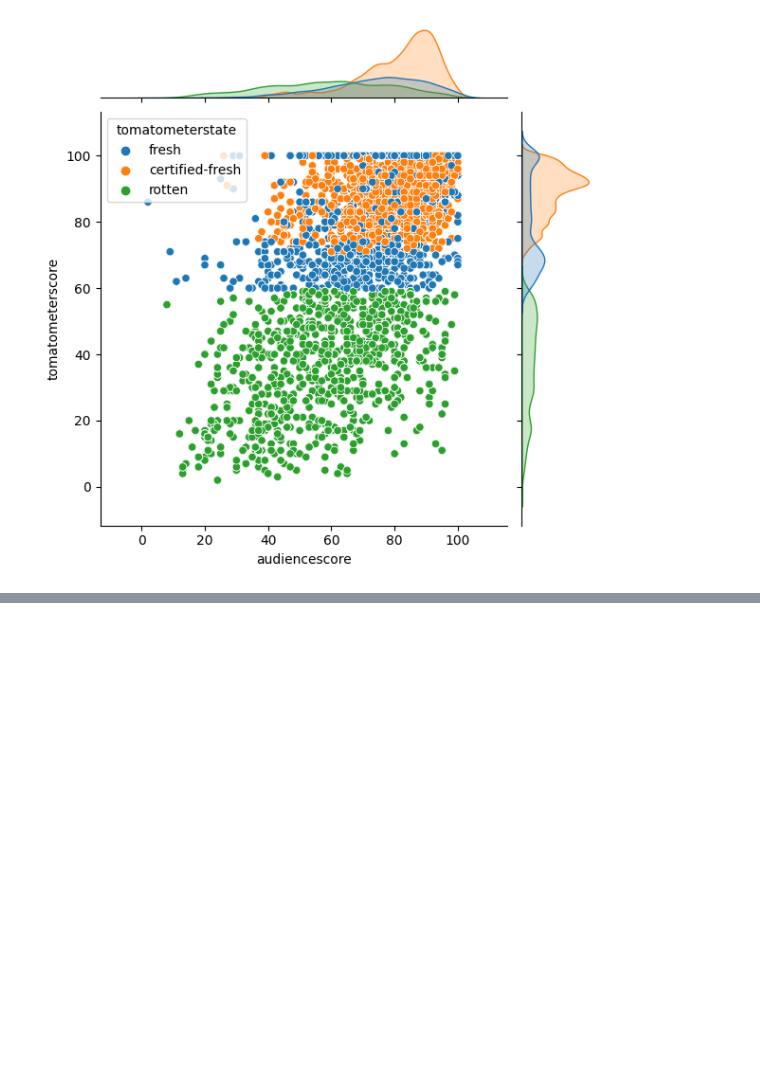
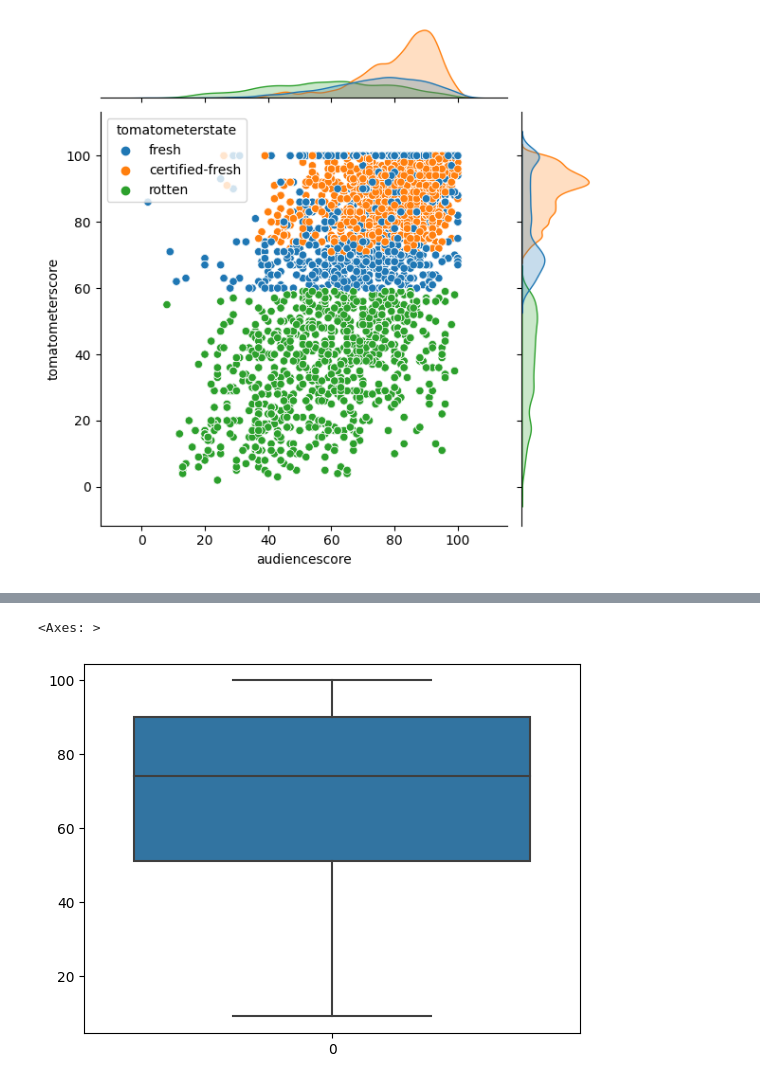
Before and after one commit to Ticiano-Damasceno/Intro-Python-Unifor, a Jupyter notebook: Arquivo 2 - estudo rotten tomatoes.ipynb, the cells around one changed output, grey strips where cells are left out. Drawn from its saved outputs; the diff is of its cells as text; code cells hidden in the pictures; blank space fills up the shorter version.

```diff
--- a/Arquivo 2 - estudo rotten tomatoes.ipynb
+++ b/Arquivo 2 - estudo rotten tomatoes.ipynb
@@ -125,0 +206,3 @@ sns.jointplot(data=base, y='tomatometerscore', x='audiencescore', hue='tomatomet
+# %%
+base_acao = base[base['genre'] == 'action']
+base_acao
@@ -125,0 +223,5 @@ sns.jointplot(data=base, y='tomatometerscore', x='audiencescore', hue='tomatomet
+# %%
+sns.boxplot(base_acao['tomatometerscore'])
+# %% [output]
+<Axes: >
+[figure, added]
```
Also changed, not shown: parts of 13 cells of this notebook, 2 other files.
